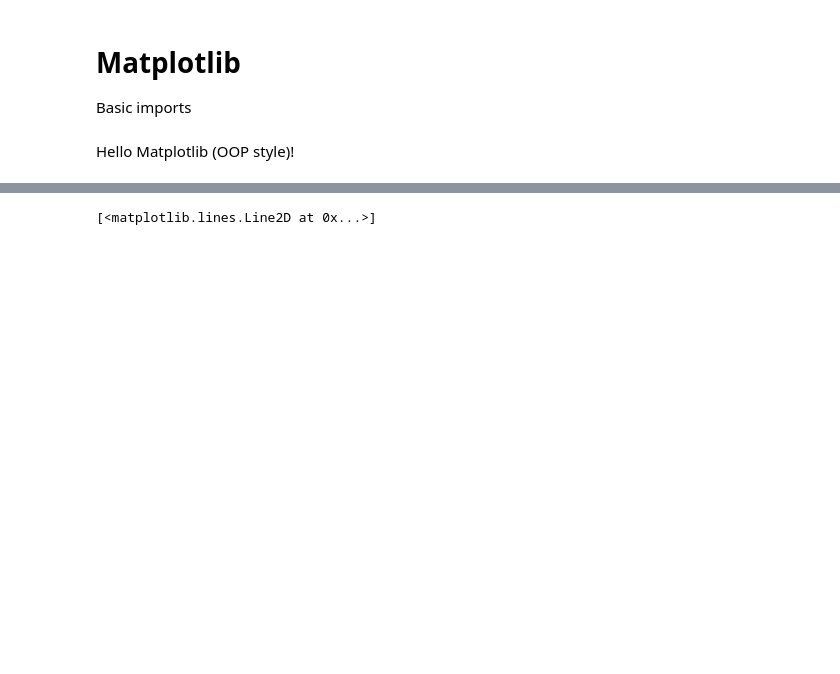
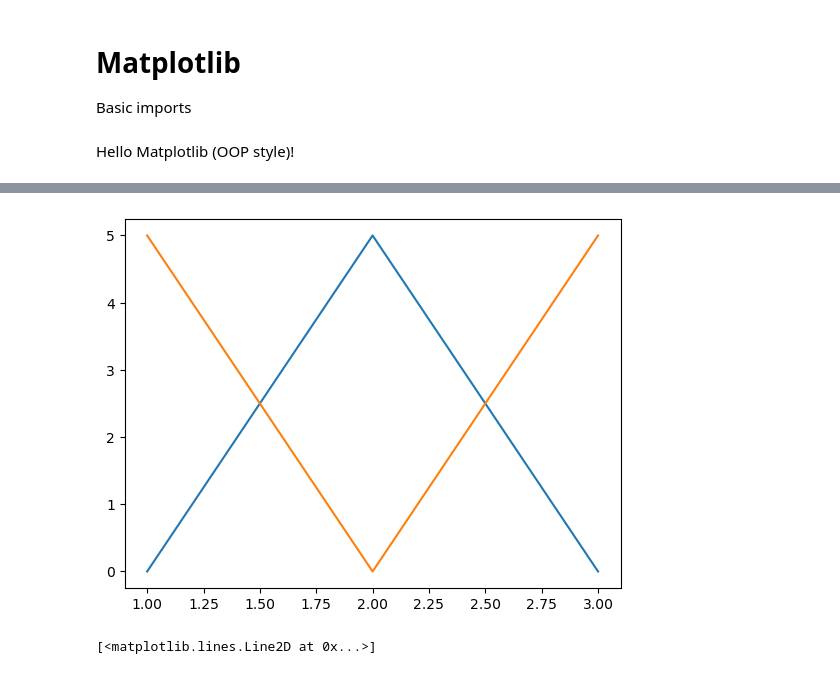
Before and after one commit to unibo-lptsi/course-algorithms-lab, a Jupyter notebook: notebooks/matplotlib.ipynb, the cells around one changed output, grey strips where cells are left out. Drawn from its saved outputs; the diff is of its cells as text; code cells hidden in the pictures; blank space fills up the shorter version.

```diff
--- a/notebooks/matplotlib.ipynb
+++ b/notebooks/matplotlib.ipynb
@@ -11,3 +19,9 @@ Hello Matplotlib (OOP style)!
+# %%
+ax.plot([1, 2, 3], [5, 0, 5])
+# plt.show(True) # does not work: it only shows new or closed figures
+display(fig) # ask IPython to display the figure!
+# %% [output]
+[figure, added]
 # %%
 fig, ax = plt.subplots() # default: nrows=1, ncols=1
 ax.plot(range(10)) # plots argument as y, using x=range(len(y))
```
Also changed, not shown: parts of 3 cells of this notebook, 5 other files.
